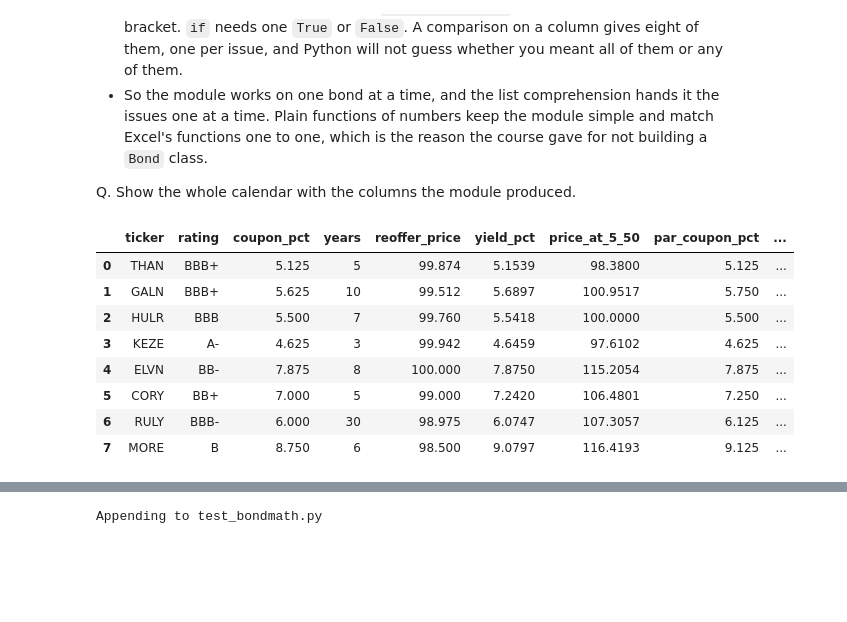
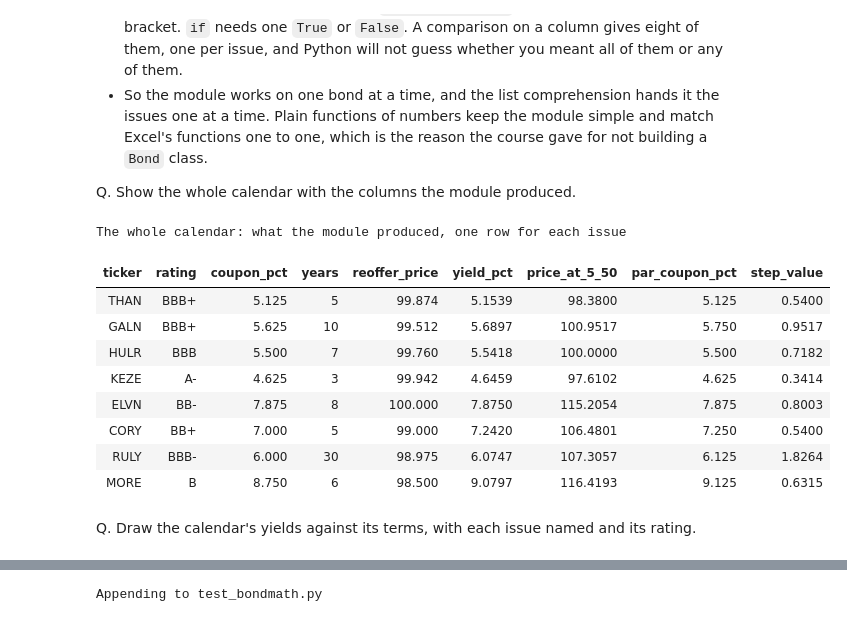
Before and after one commit to lenamonj/python-fixed-income, a Jupyter notebook: course2_bond_math/week1/day5/05_case_study_a_new_issue_calendar.ipynb, the cells around one changed output, grey strips where cells are left out. Drawn from its saved outputs; the diff is of its cells as text; code cells hidden in the pictures; blank space fills up the shorter version.

```diff
--- a/course2_bond_math/week1/day5/05_case_study_a_new_issue_calendar.ipynb
+++ b/course2_bond_math/week1/day5/05_case_study_a_new_issue_calendar.ipynb
@@ -831,17 +972,26 @@ Q. Show the whole calendar with the columns the module produced.
 # %%
 summary_columns = ["ticker", "rating", "coupon_pct", "years", "reoffer_price", "yield_pct", "price_at_5_50",
                    "par_coupon_pct", "step_value"]
 
 # the results must line up with the inputs: one row per issue, and nothing missing
+# notna() marks each cell True when it holds a value; .all().all() asks whether every cell in every column does
 assert len(calendar) == 8 and calendar[summary_columns].notna().all().all(), "a result is missing"
-calendar[summary_columns].round(4)
+
+(calendar[summary_columns].style
+    .format({"coupon_pct": "{:.3f}", "reoffer_price": "{:.3f}", "yield_pct": "{:.4f}", "price_at_5_50": "{:.4f}",
+             "par_coupon_pct": "{:.3f}", "step_value": "{:.4f}"})
+    .hide(axis="index")
+    .set_caption("The whole calendar: what the module produced, one row for each issue"))
 # %% [output]
+The whole calendar: what the module produced, one row for each issue
-|  | ticker | rating | coupon_pct | years | reoffer_price | yield_pct | price_at_5_50 | par_coupon_pct | ... |
-| 0 | THAN | BBB+ | 5.125 | 5 | 99.874 | 5.1539 | 98.3800 | 5.125 | ... |
-| 1 | GALN | BBB+ | 5.625 | 10 | 99.512 | 5.6897 | 100.9517 | 5.750 | ... |
-| 2 | HULR | BBB | 5.500 | 7 | 99.760 | 5.5418 | 100.0000 | 5.500 | ... |
-| 3 | KEZE | A- | 4.625 | 3 | 99.942 | 4.6459 | 97.6102 | 4.625 | ... |
-| 4 | ELVN | BB- | 7.875 | 8 | 100.000 | 7.8750 | 115.2054 | 7.875 | ... |
-| 5 | CORY | BB+ | 7.000 | 5 | 99.000 | 7.2420 | 106.4801 | 7.250 | ... |
-| 6 | RULY | BBB- | 6.000 | 30 | 98.975 | 6.0747 | 107.3057 | 6.125 | ... |
-| 7 | MORE | B | 8.750 | 6 | 98.500 | 9.0797 | 116.4193 | 9.125 | ... |
+| ticker | rating | coupon_pct | years | reoffer_price | yield_pct | price_at_5_50 | par_coupon_pct | step_value |
+| THAN | BBB+ | 5.125 | 5 | 99.874 | 5.1539 | 98.3800 | 5.125 | 0.5400 |
+| GALN | BBB+ | 5.625 | 10 | 99.512 | 5.6897 | 100.9517 | 5.750 | 0.9517 |
+| HULR | BBB | 5.500 | 7 | 99.760 | 5.5418 | 100.0000 | 5.500 | 0.7182 |
+| KEZE | A- | 4.625 | 3 | 99.942 | 4.6459 | 97.6102 | 4.625 | 0.3414 |
+| ELVN | BB- | 7.875 | 8 | 100.000 | 7.8750 | 115.2054 | 7.875 | 0.8003 |
+| CORY | BB+ | 7.000 | 5 | 99.000 | 7.2420 | 106.4801 | 7.250 | 0.5400 |
+| RULY | BBB- | 6.000 | 30 | 98.975 | 6.0747 | 107.3057 | 6.125 | 1.8264 |
+| MORE | B | 8.750 | 6 | 98.500 | 9.0797 | 116.4193 | 9.125 | 0.6315 |
+# %% [markdown]
+Q. Draw the calendar's yields against its terms, with each issue named and its rating.
```
Also changed, not shown: parts of 28 cells of this notebook, 2 other files.
